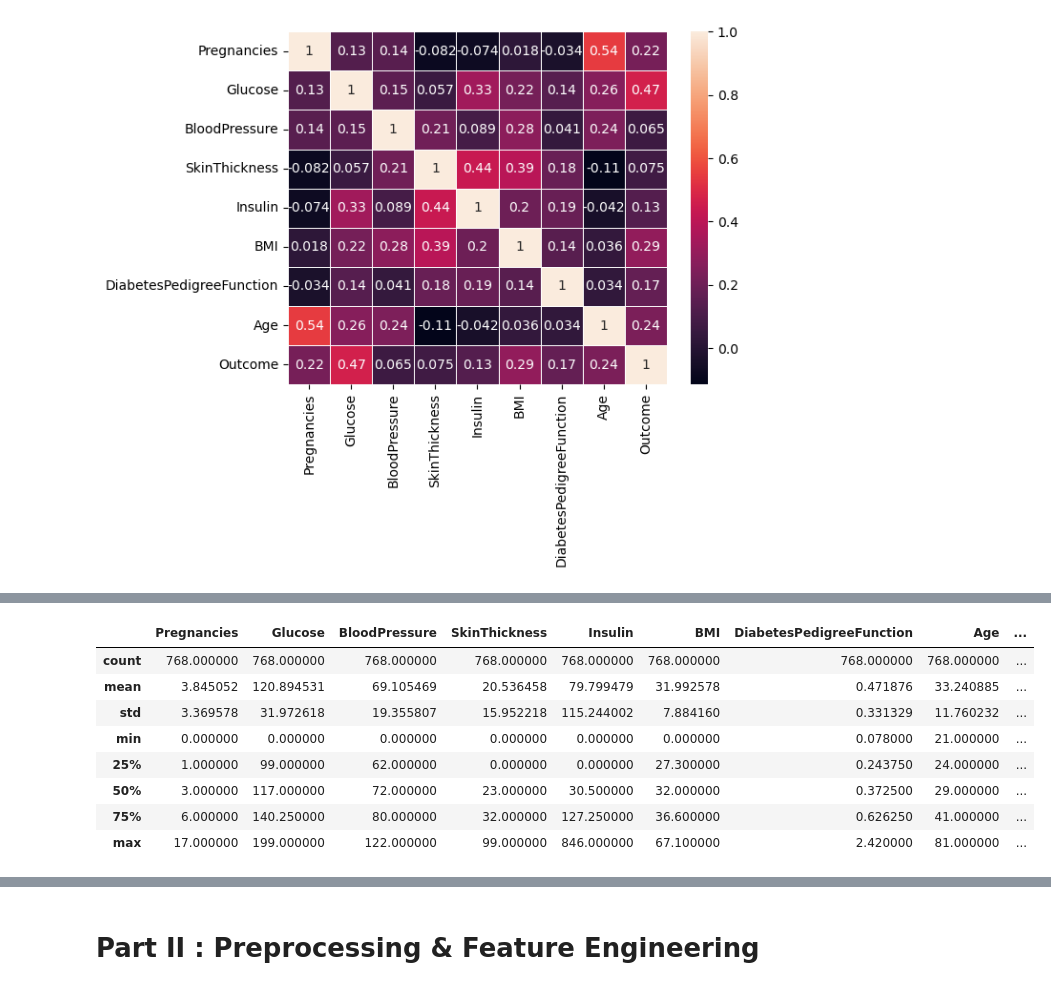
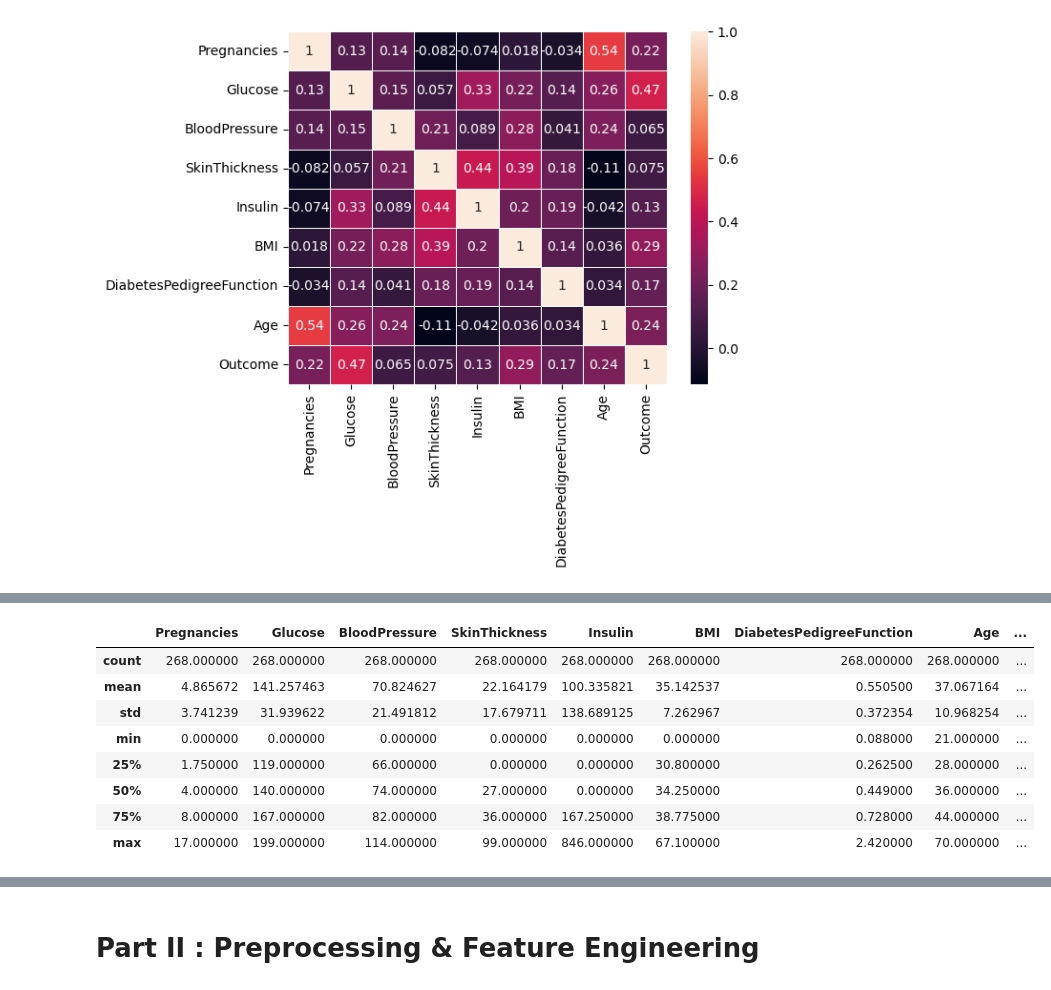
Before and after one commit to Kanustu/LHL_supervised_learning, a Jupyter notebook: Supervised Learning - Project.ipynb, the cells around one changed output, grey strips where cells are left out. Cells and saved outputs as stored; diff of their text form; code cells hidden in the pictures.

```diff
--- a/Supervised Learning - Project.ipynb
+++ b/Supervised Learning - Project.ipynb
@@ -207,12 +184,15 @@ df
+# %%
+diabetes_no = df[df['Outcome'] == 0]
+diabetes_yes = df[df['Outcome'] == 1]
 # %%
-df
+diabetes_yes.describe()
 # %% [output]
 |  | Pregnancies | Glucose | BloodPressure | SkinThickness | Insulin | BMI | DiabetesPedigreeFunction | Age | ... |
-| count | 768.000000 | 768.000000 | 768.000000 | 768.000000 | 768.000000 | 768.000000 | 768.000000 | 768.000000 | ... |
-| mean | 3.845052 | 120.894531 | 69.105469 | 20.536458 | 79.799479 | 31.992578 | 0.471876 | 33.240885 | ... |
-| std | 3.369578 | 31.972618 | 19.355807 | 15.952218 | 115.244002 | 7.884160 | 0.331329 | 11.760232 | ... |
-| min | 0.000000 | 0.000000 | 0.000000 | 0.000000 | 0.000000 | 0.000000 | 0.078000 | 21.000000 | ... |
-| 25% | 1.000000 | 99.000000 | 62.000000 | 0.000000 | 0.000000 | 27.300000 | 0.243750 | 24.000000 | ... |
-| 50% | 3.000000 | 117.000000 | 72.000000 | 23.000000 | 30.500000 | 32.000000 | 0.372500 | 29.000000 | ... |
-| 75% | 6.000000 | 140.250000 | 80.000000 | 32.000000 | 127.250000 | 36.600000 | 0.626250 | 41.000000 | ... |
-| max | 17.000000 | 199.000000 | 122.000000 | 99.000000 | 846.000000 | 67.100000 | 2.420000 | 81.000000 | ... |
+| count | 268.000000 | 268.000000 | 268.000000 | 268.000000 | 268.000000 | 268.000000 | 268.000000 | 268.000000 | ... |
+| mean | 4.865672 | 141.257463 | 70.824627 | 22.164179 | 100.335821 | 35.142537 | 0.550500 | 37.067164 | ... |
+| std | 3.741239 | 31.939622 | 21.491812 | 17.679711 | 138.689125 | 7.262967 | 0.372354 | 10.968254 | ... |
+| min | 0.000000 | 0.000000 | 0.000000 | 0.000000 | 0.000000 | 0.000000 | 0.088000 | 21.000000 | ... |
+| 25% | 1.750000 | 119.000000 | 66.000000 | 0.000000 | 0.000000 | 30.800000 | 0.262500 | 28.000000 | ... |
+| 50% | 4.000000 | 140.000000 | 74.000000 | 27.000000 | 0.000000 | 34.250000 | 0.449000 | 36.000000 | ... |
+| 75% | 8.000000 | 167.000000 | 82.000000 | 36.000000 | 167.250000 | 38.775000 | 0.728000 | 44.000000 | ... |
+| max | 17.000000 | 199.000000 | 114.000000 | 99.000000 | 846.000000 | 67.100000 | 2.420000 | 70.000000 | ... |
```
Also changed, not shown: parts of 20 cells of this notebook.
